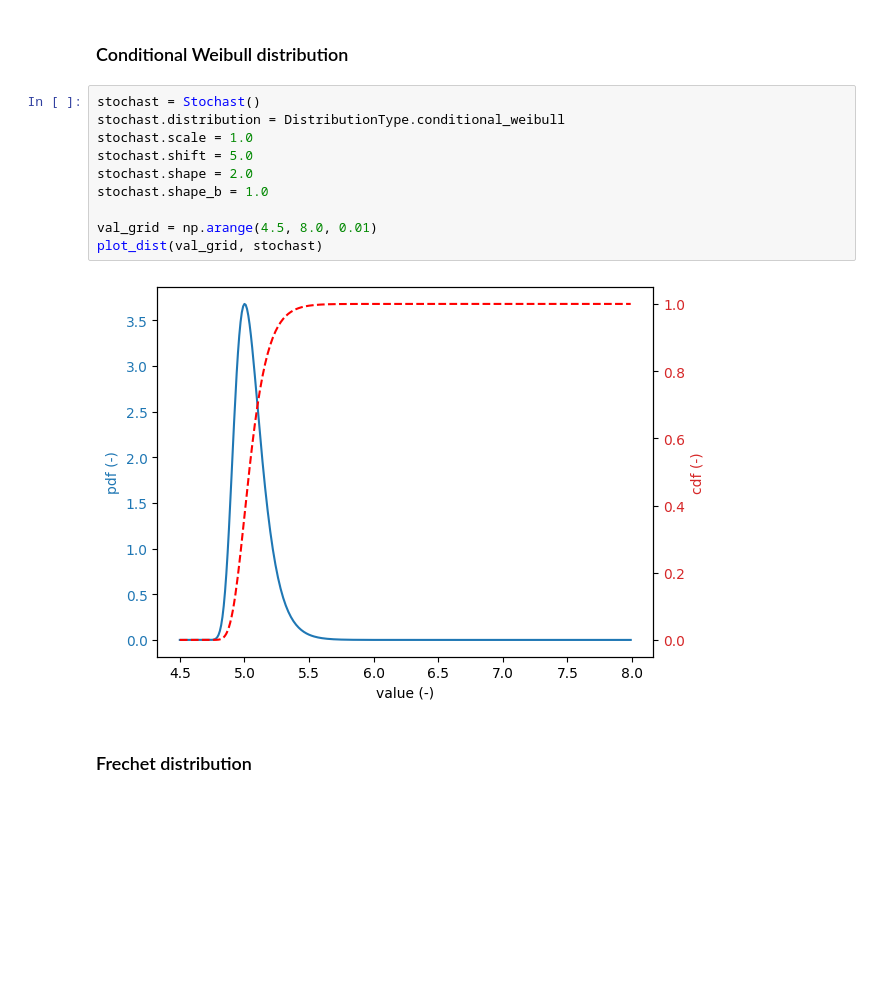
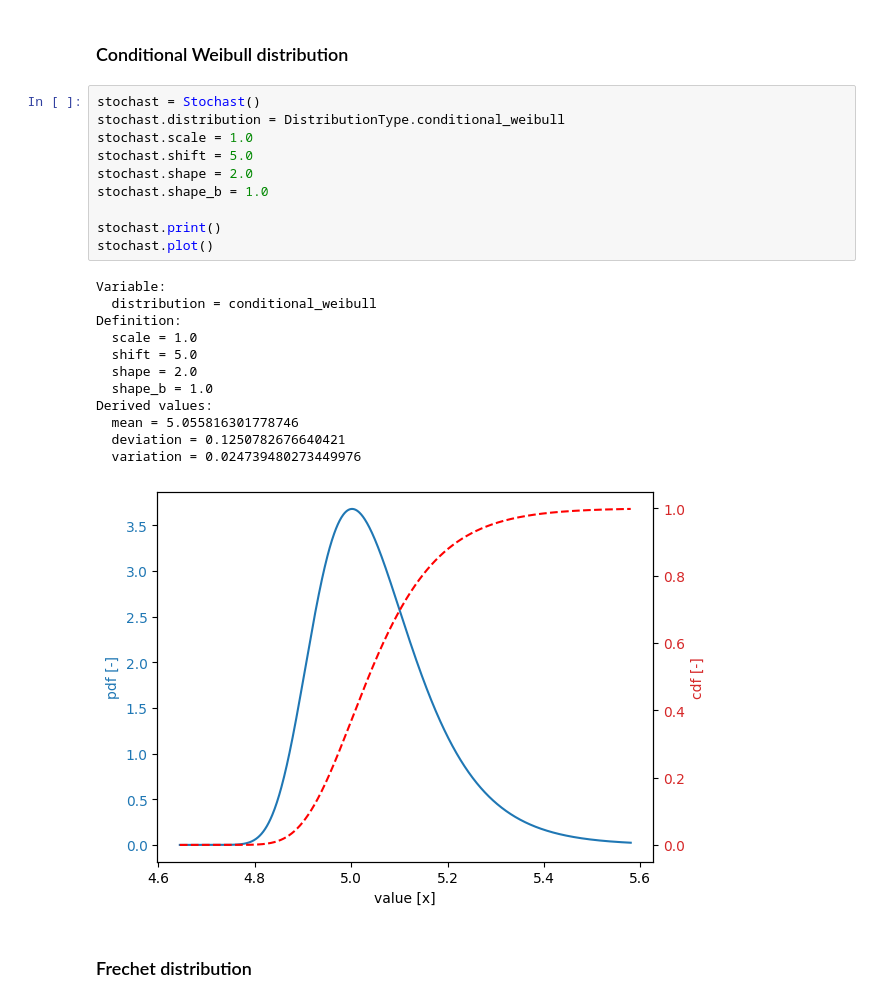
Before and after one commit to Deltares/ProbabilisticLibrary, a Jupyter notebook: sources/Deltares.Probabilistic.PWrapper.Notebooks/overview_distribution_functions.ipynb, the cells around one changed output. Drawn from its saved outputs; the diff is of its cells as text; blank space fills up the shorter version.

```diff
--- a/sources/Deltares.Probabilistic.PWrapper.Notebooks/overview_distribution_functions.ipynb
+++ b/sources/Deltares.Probabilistic.PWrapper.Notebooks/overview_distribution_functions.ipynb
@@ -195,15 +218,26 @@ plot_dist(val_grid, stochast)
 # %%
 stochast = Stochast()
 stochast.distribution = DistributionType.conditional_weibull
 stochast.scale = 1.0
 stochast.shift = 5.0
 stochast.shape = 2.0
 stochast.shape_b = 1.0
 
-val_grid = np.arange(4.5, 8.0, 0.01)
-plot_dist(val_grid, stochast)
+stochast.print()
+stochast.plot()
 # %% [output]
+Variable:
+  distribution = conditional_weibull
+Definition:
+  scale = 1.0
+  shift = 5.0
+  shape = 2.0
+  shape_b = 1.0
+Derived values:
+  mean = 5.055816301778746
+  deviation = 0.1250782676640421
+  variation = 0.024739480273449976
-[figure, old version]
+[figure, new version]
 # %% [markdown]
 ### Frechet distribution
 # %%
```
Also changed, not shown: parts of 22 cells of this notebook, 7 other files.
